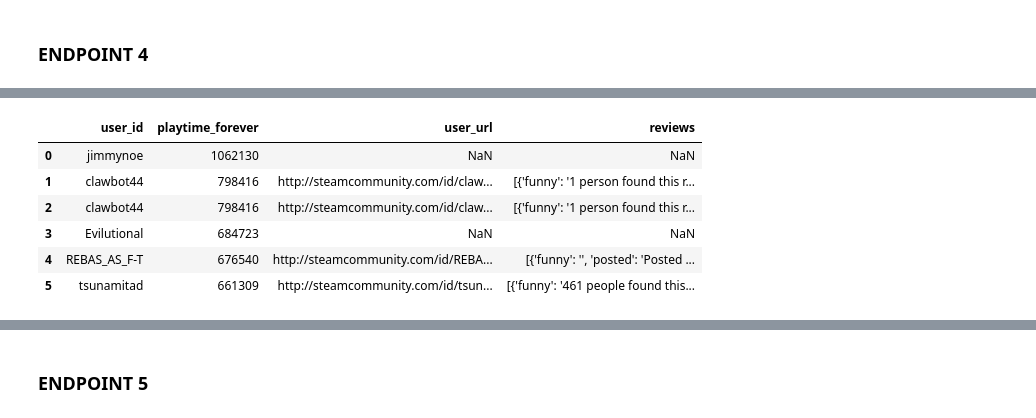
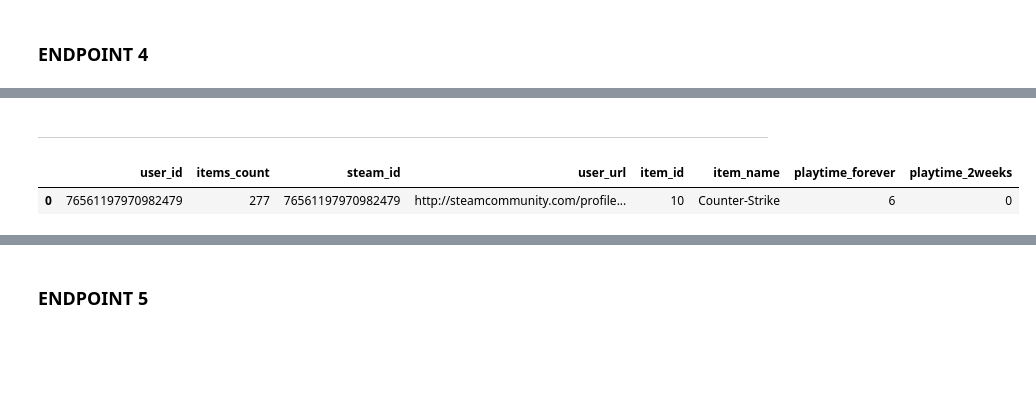
Before and after one commit to fransindi/Steam_MLOps, a Jupyter notebook: ETL.ipynb, the cells around one changed output, grey strips where cells are left out. Saved outputs shown, nothing was run; the diff lists cells and outputs as text; code cells hidden in the pictures; blank space fills up the shorter version.

```diff
--- a/ETL.ipynb
+++ b/ETL.ipynb
@@ -292,10 +316,7 @@ def userforgenre(genre):
-# %%
-userforgenre('Simulation')
-# %% [output]
-|  | user_id | playtime_forever | user_url | reviews |
-| 0 | jimmynoe | 1062130 | NaN | NaN |
-| 1 | clawbot44 | 798416 | http://steamcommunity.com/id/claw... | [{'funny': '1 person found this r... |
-| 2 | clawbot44 | 798416 | http://steamcommunity.com/id/claw... | [{'funny': '1 person found this r... |
-| 3 | Evilutional | 684723 | NaN | NaN |
-| 4 | REBAS_AS_F-T | 676540 | http://steamcommunity.com/id/REBA... | [{'funny': '', 'posted': 'Posted ... |
-| 5 | tsunamitad | 661309 | http://steamcommunity.com/id/tsun... | [{'funny': '461 people found this... |
+# %% [markdown]
+-----------
+# %%
+user_items_completo.head(1)
+# %% [output]
+|  | user_id | items_count | steam_id | user_url | item_id | item_name | playtime_forever | playtime_2weeks |
+| 0 | 76561197970982479 | 277 | 76561197970982479 | http://steamcommunity.com/profile... | 10 | Counter-Strike | 6 | 0 |
```
Also changed, not shown: parts of 32 cells of this notebook, 6 other files.
